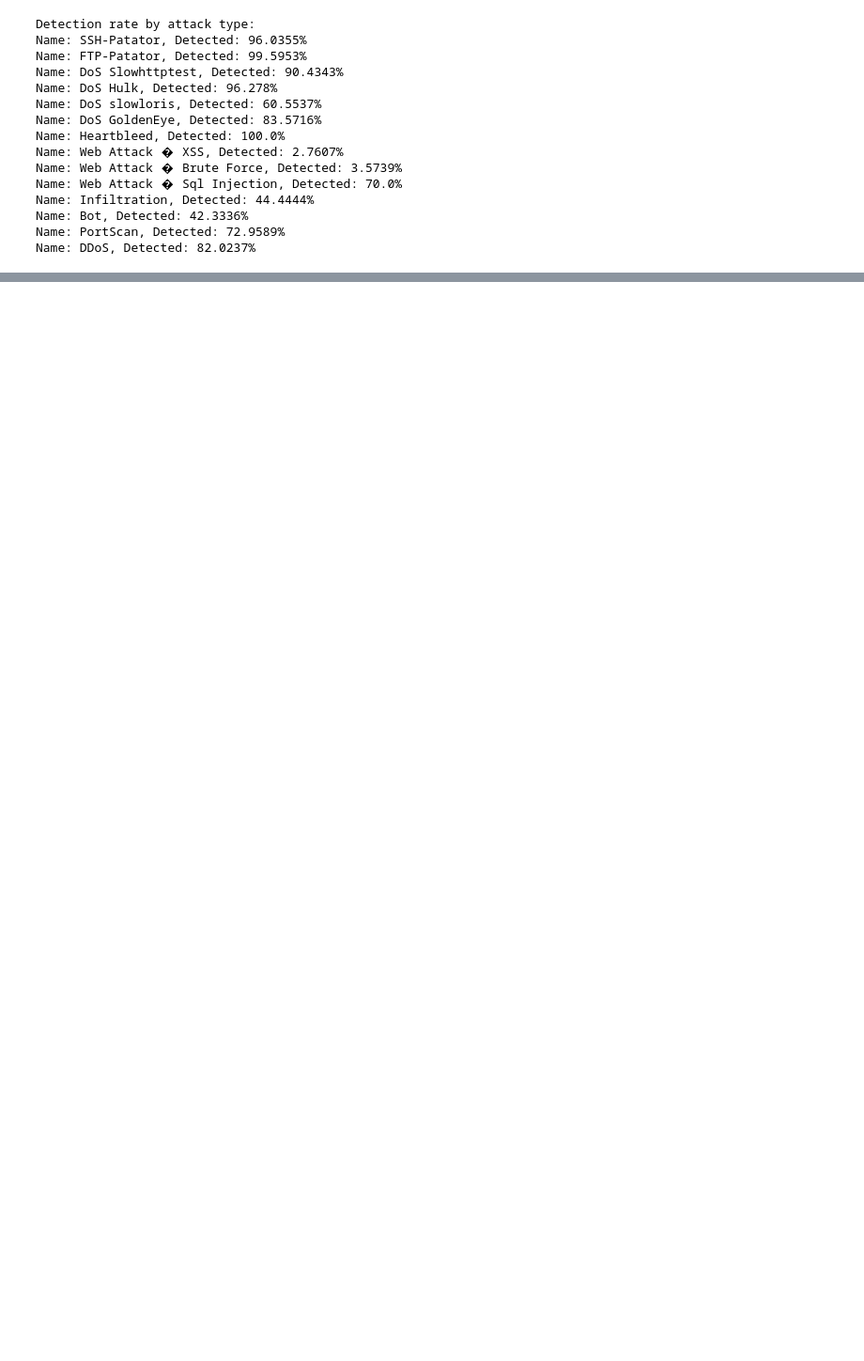
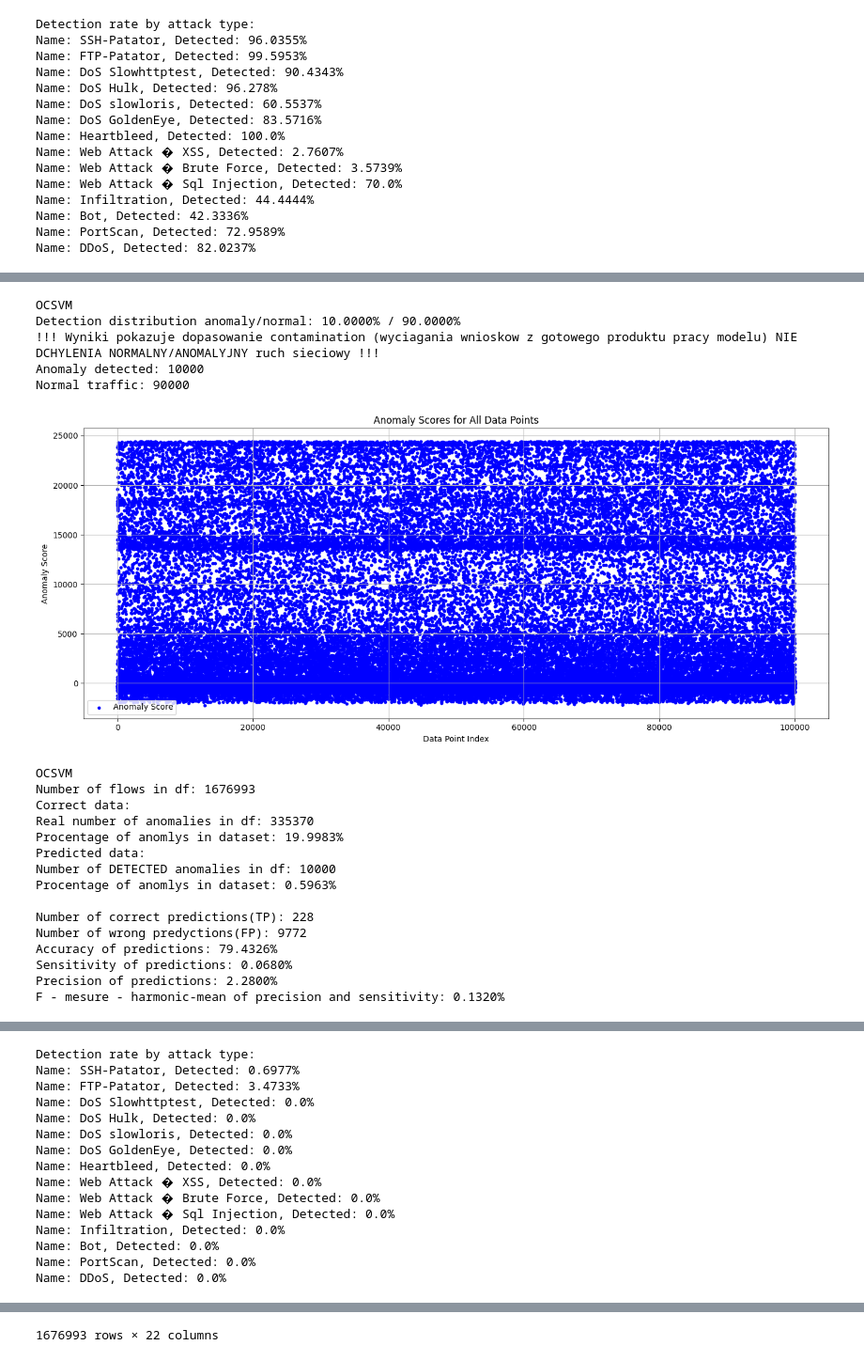
Before and after one commit to m-icha-l/Anomaly_detection_ML, a Jupyter notebook: Anomaly_detect_LOF.ipynb, the cells around one changed output, grey strips where cells are left out. Shown: that part at 94% size. Cells and saved outputs as stored; diff of their text form; code cells hidden in the pictures; blank space fills up the shorter version.

```diff
--- a/Anomaly_detect_LOF.ipynb
+++ b/Anomaly_detect_LOF.ipynb
@@ -20,3 +21,5 @@ df_1_scaled = pd.read_hdf('parsed_data/segmented_CICIDS2017.h5', key='df_1_scale
 df_scaled = pd.read_hdf('parsed_data/merged_CICIDS2017.h5', key='df_scaled')
 df_labels = pd.read_hdf('parsed_data/merged_CICIDS2017.h5', key='df_labels')
 df_scaled_result_check_test = pd.read_hdf('parsed_data/IF_segmented_CICIDS2017.h5', key='df_2_scaled_result_check')
+df_1_scaled = df_1_scaled.sample(n=100_000, random_state=42).reset_index(drop=True)
+print(len(df_1_scaled))
@@ -84,16 +93,16 @@ Name: DDoS, Detected: 82.0237%
 # %%
-OCSVM = OneClassSVM(
+model_OCSVM = OCSVM(
     kernel='rbf',
     degree=3,
     gamma='scale',
     coef0=0.0,
-    tol=1e-3,
+    tol=1e-2,
     nu=0.5,
-    shrinking=True,
+    shrinking=False,       # Equivalent to -h 0 in LibSVM
     cache_size=200,
     verbose=True,
     max_iter=-1
 )
 
-OCSVM.fit(df_1_scaled)
+model_OCSVM.fit(df_1_scaled)
 # %% [output]
@@ -101,2 +116,24 @@ OCSVM.fit(df_1_scaled)
 # %%
-test_OCSVM_model(OCSVM, df_scaled, df_labels, name="df_test")
+test_OCSVM_model_2(model_OCSVM, df_scaled, df_labels, name="df", level=["start", "OCSVM"])
+# %% [output]
+OCSVM
+Detection distribution anomaly/normal: 10.0000% / 90.0000%
+!!! Wyniki pokazuje dopasowanie contamination (wyciagania wnioskow z gotowego produktu pracy modelu) NIE DCHYLENIA NORMALNY/ANOMALYJNY ruch sieciowy !!!
+Anomaly detected: 10000
+Normal traffic: 90000
+[figure, added]
+OCSVM
+Number of flows in df: 1676993
+Correct data:
+Real number of anomalies in df: 335370
+Procentage of anomlys in dataset: 19.9983%
+Predicted data:
+Number of DETECTED anomalies in df: 10000
+Procentage of anomlys in dataset: 0.5963%
+
+Number of correct predictions(TP): 228
+Number of wrong predyctions(FP): 9772
+Accuracy of predictions: 79.4326%
+Sensitivity of predictions: 0.0680%
+Precision of predictions: 2.2800%
+F - mesure - harmonic-mean of precision and sensitivity: 0.1320%
@@ -102,0 +141,15 @@ test_OCSVM_model(OCSVM, df_scaled, df_labels, name="df_test")
+Detection rate by attack type:
+Name: SSH-Patator, Detected: 0.6977%
+Name: FTP-Patator, Detected: 3.4733%
+Name: DoS Slowhttptest, Detected: 0.0%
+Name: DoS Hulk, Detected: 0.0%
+Name: DoS slowloris, Detected: 0.0%
+Name: DoS GoldenEye, Detected: 0.0%
+Name: Heartbleed, Detected: 0.0%
+Name: Web Attack � XSS, Detected: 0.0%
+Name: Web Attack � Brute Force, Detected: 0.0%
+Name: Web Attack � Sql Injection, Detected: 0.0%
+Name: Infiltration, Detected: 0.0%
+Name: Bot, Detected: 0.0%
+Name: PortScan, Detected: 0.0%
+Name: DDoS, Detected: 0.0%
@@ -102,0 +168 @@ test_OCSVM_model(OCSVM, df_scaled, df_labels, name="df_test")
+1676993 rows × 22 columns
```
Also changed, not shown: parts of 5 cells of this notebook, 7 other files.
